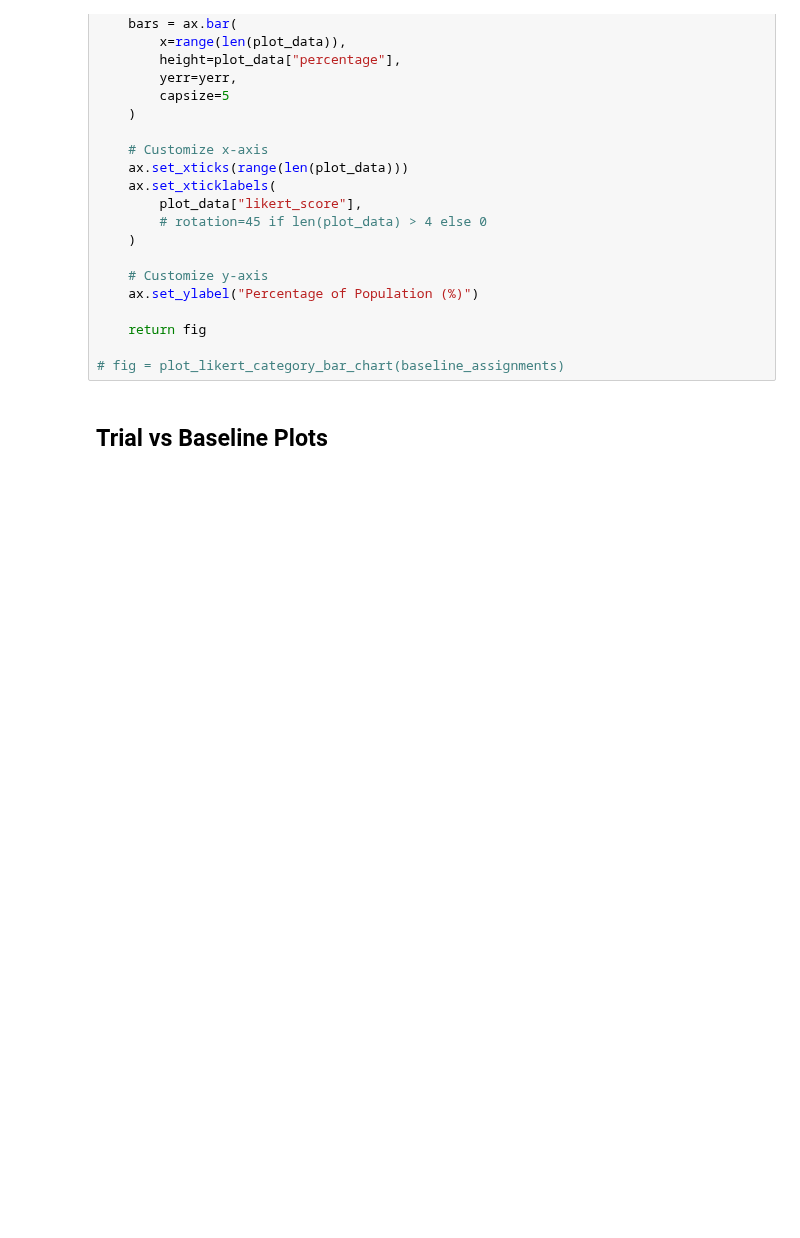
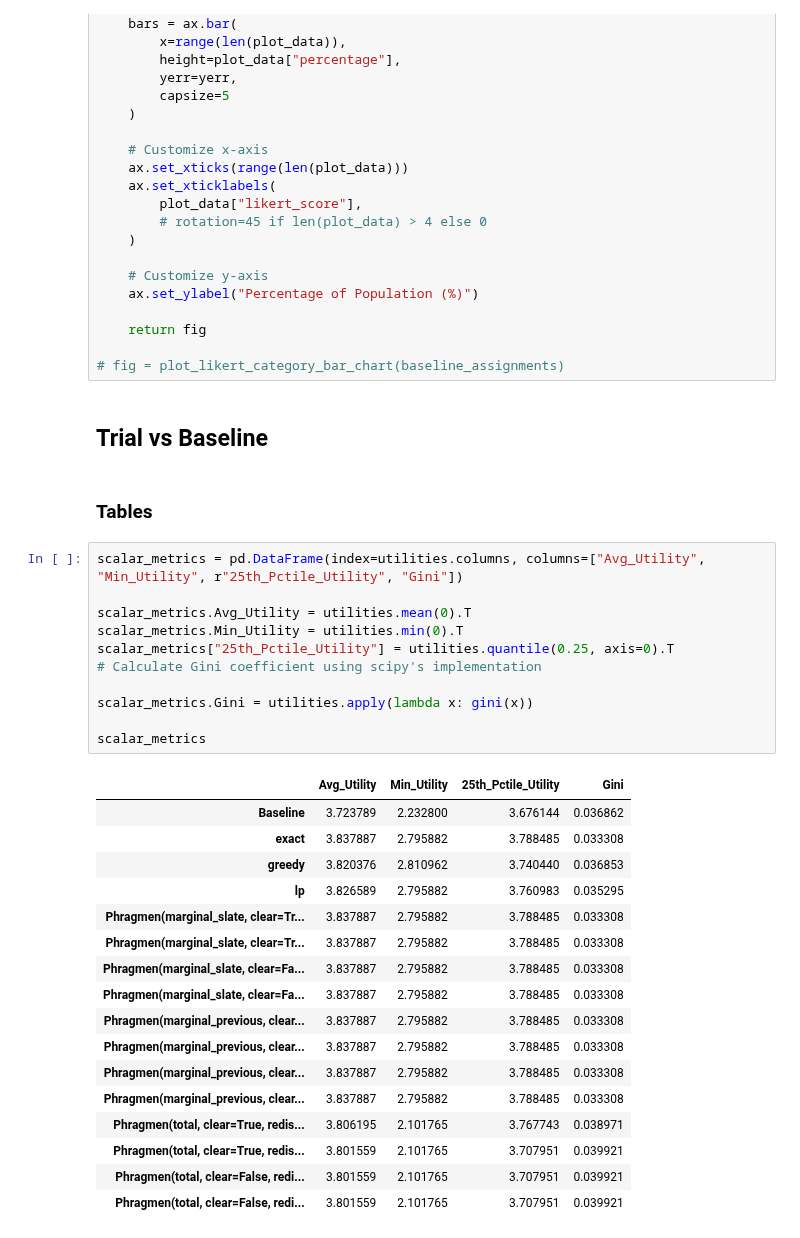
Before and after one commit to aaron-sandoval/generative_social_choice, a Jupyter notebook: generative_social_choice/plots/generate_plots.ipynb, the cells around one changed output. Cells and saved outputs as stored; diff of their text form; blank space fills up the shorter version.

```diff
--- a/generative_social_choice/plots/generate_plots.ipynb
+++ b/generative_social_choice/plots/generate_plots.ipynb
@@ -208,4 +214,35 @@ def plot_likert_category_bar_chart(assignments: pd.DataFrame) -> plt.figure:
 
 # fig = plot_likert_category_bar_chart(baseline_assignments)
 # %% [markdown]
-## Trial vs Baseline Plots
+## Trial vs Baseline
+# %% [markdown]
+### Tables
+# %%
+scalar_metrics = pd.DataFrame(index=utilities.columns, columns=["Avg_Utility", "Min_Utility", r"25th_Pctile_Utility", "Gini"])
+
+scalar_metrics.Avg_Utility = utilities.mean(0).T
+scalar_metrics.Min_Utility = utilities.min(0).T
+scalar_metrics["25th_Pctile_Utility"] = utilities.quantile(0.25, axis=0).T
+# Calculate Gini coefficient using scipy's implementation
+
+scalar_metrics.Gini = utilities.apply(lambda x: gini(x))
+
+scalar_metrics
+# %% [output]
+|  | Avg_Utility | Min_Utility | 25th_Pctile_Utility | Gini |
+| Baseline | 3.723789 | 2.232800 | 3.676144 | 0.036862 |
+| exact | 3.837887 | 2.795882 | 3.788485 | 0.033308 |
+| greedy | 3.820376 | 2.810962 | 3.740440 | 0.036853 |
+| lp | 3.826589 | 2.795882 | 3.760983 | 0.035295 |
+| Phragmen(marginal_slate, clear=Tr... | 3.837887 | 2.795882 | 3.788485 | 0.033308 |
+| Phragmen(marginal_slate, clear=Tr... | 3.837887 | 2.795882 | 3.788485 | 0.033308 |
+| Phragmen(marginal_slate, clear=Fa... | 3.837887 | 2.795882 | 3.788485 | 0.033308 |
+| Phragmen(marginal_slate, clear=Fa... | 3.837887 | 2.795882 | 3.788485 | 0.033308 |
+| Phragmen(marginal_previous, clear... | 3.837887 | 2.795882 | 3.788485 | 0.033308 |
+| Phragmen(marginal_previous, clear... | 3.837887 | 2.795882 | 3.788485 | 0.033308 |
+| Phragmen(marginal_previous, clear... | 3.837887 | 2.795882 | 3.788485 | 0.033308 |
+| Phragmen(marginal_previous, clear... | 3.837887 | 2.795882 | 3.788485 | 0.033308 |
+| Phragmen(total, clear=True, redis... | 3.806195 | 2.101765 | 3.767743 | 0.038971 |
+| Phragmen(total, clear=True, redis... | 3.801559 | 2.101765 | 3.707951 | 0.039921 |
+| Phragmen(total, clear=False, redi... | 3.801559 | 2.101765 | 3.707951 | 0.039921 |
+| Phragmen(total, clear=False, redi... | 3.801559 | 2.101765 | 3.707951 | 0.039921 |
```
Also changed, not shown: parts of 9 cells of this notebook, 18 other files.
